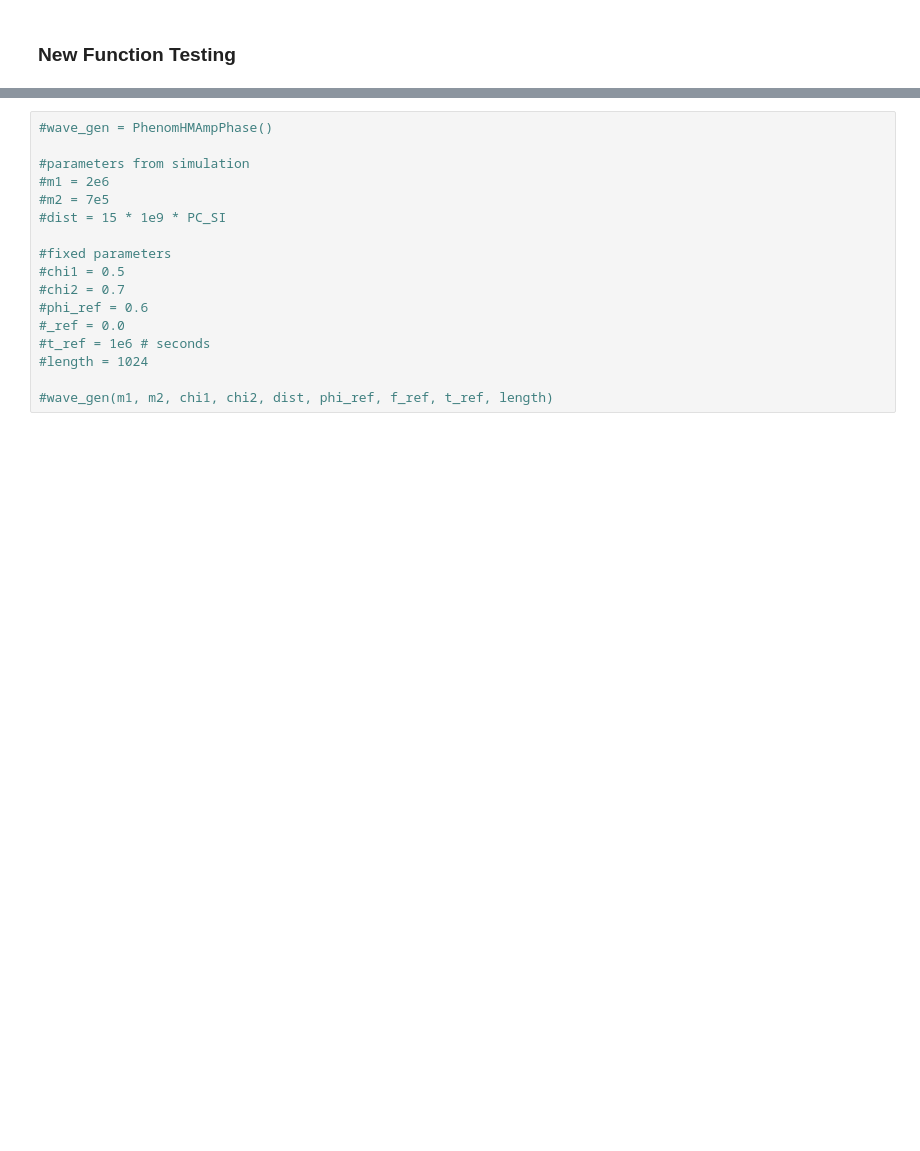
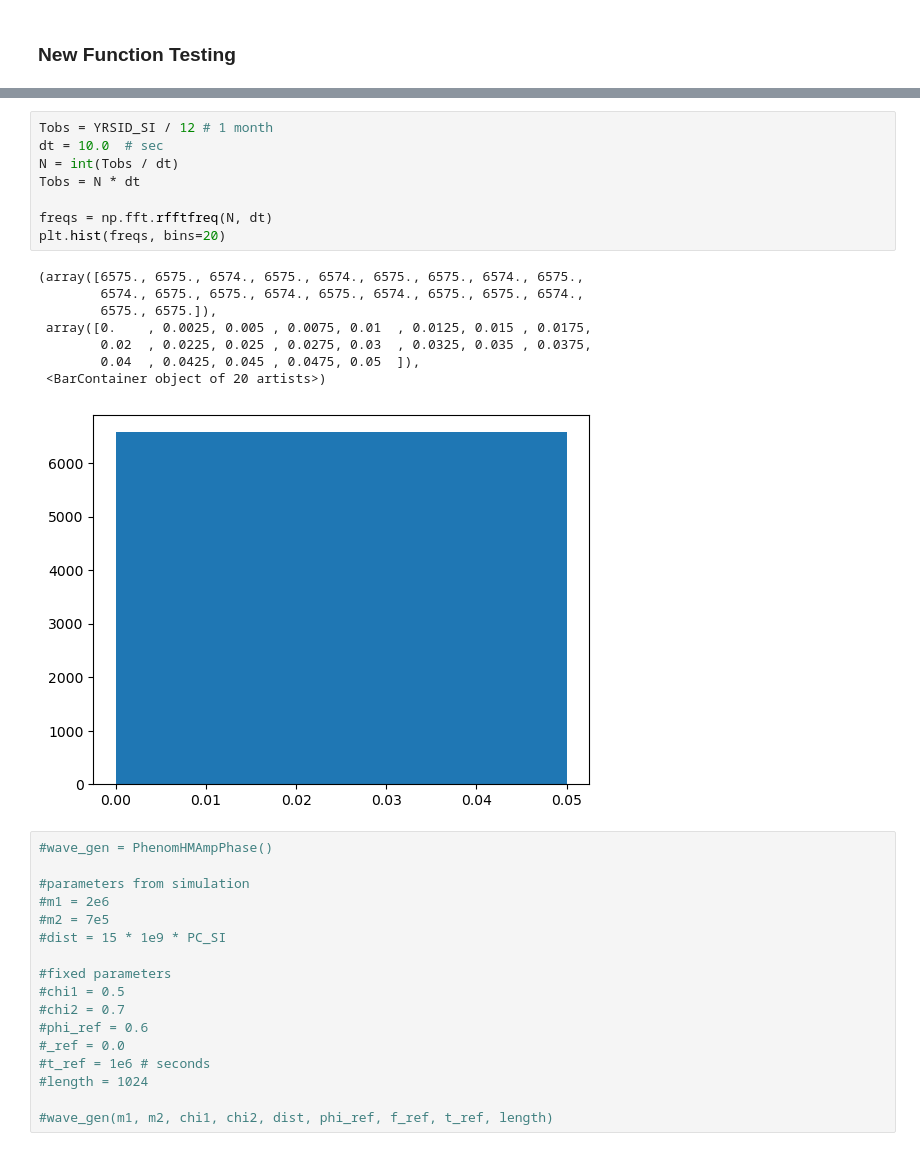
Before and after one commit to Thirtha17/SMBH-Merger-SNR-calculation-with-LISA, a Jupyter notebook: SMBH Merger Analysis for Cosmological Simulations TNG-300.ipynb, the cells around one changed output, grey strips where cells are left out. Drawn from its saved outputs; the diff is of its cells as text; blank space fills up the shorter version.

```diff
--- a/SMBH Merger Analysis for Cosmological Simulations TNG-300.ipynb
+++ b/SMBH Merger Analysis for Cosmological Simulations TNG-300.ipynb
@@ -356,3 +382,20 @@ def avg_hist(x,y,z, bins=(20,20), c1='YlOrRd', c2= 'YlGnBu',  labelx=None, label
+# %%
+Tobs = YRSID_SI / 12 # 1 month
+dt = 10.0  # sec
+N = int(Tobs / dt)
+Tobs = N * dt
+
+freqs = np.fft.rfftfreq(N, dt)
+plt.hist(freqs, bins=20)
+# %% [output]
+(array([6575., 6575., 6574., 6575., 6574., 6575., 6575., 6574., 6575.,
+        6574., 6575., 6575., 6574., 6575., 6574., 6575., 6575., 6574.,
+        6575., 6575.]),
+ array([0.    , 0.0025, 0.005 , 0.0075, 0.01  , 0.0125, 0.015 , 0.0175,
+        0.02  , 0.0225, 0.025 , 0.0275, 0.03  , 0.0325, 0.035 , 0.0375,
+        0.04  , 0.0425, 0.045 , 0.0475, 0.05  ]),
+ <BarContainer object of 20 artists>)
+[figure, added]
 # %%
 #wave_gen = PhenomHMAmpPhase()
 
```
Also changed, not shown: parts of 52 cells of this notebook, 6 other files.
